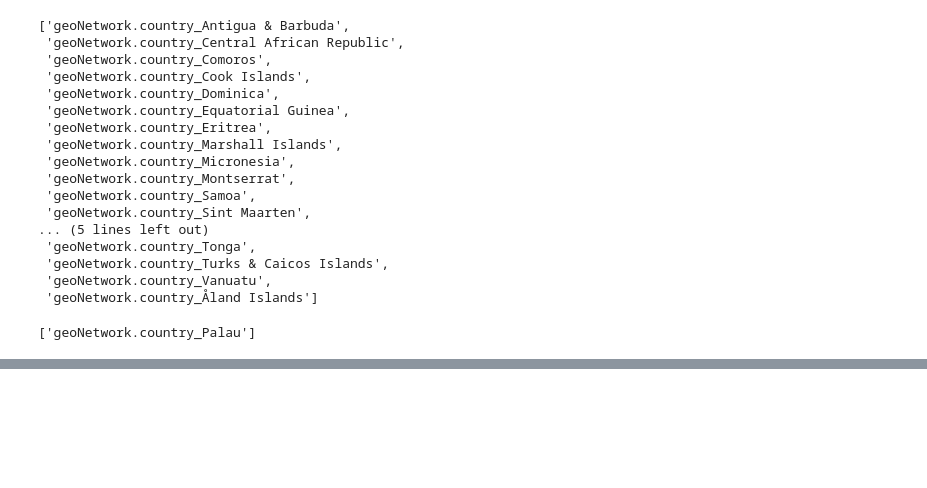
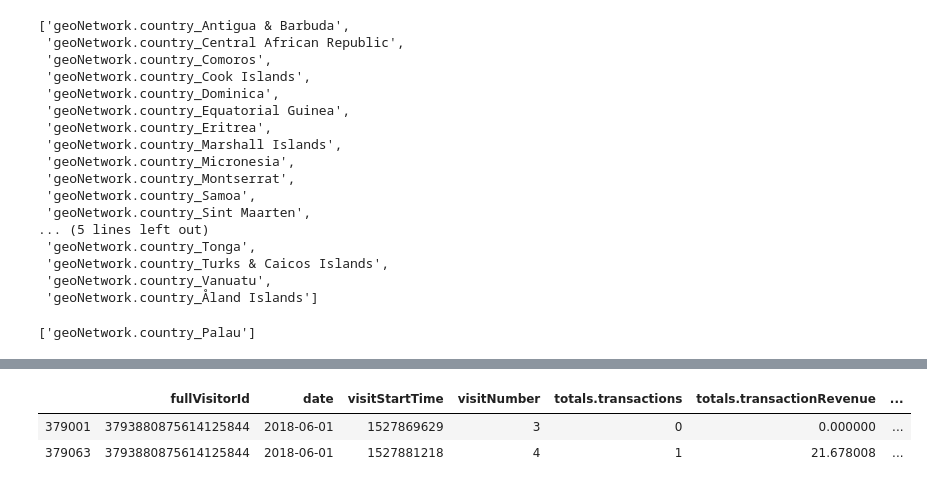
Before and after one commit to gpmurphy7/ML_Tutorials, a Jupyter notebook: GStoreRevenue/gstore_revenue_cleaning_v2.ipynb, the cells around one changed output, grey strips where cells are left out. Saved outputs shown, nothing was run; the diff lists cells and outputs as text; code cells hidden in the pictures; blank space fills up the shorter version.

```diff
--- a/GStoreRevenue/gstore_revenue_cleaning_v2.ipynb
+++ b/GStoreRevenue/gstore_revenue_cleaning_v2.ipynb
@@ -404,0 +452,7 @@ clean_prepped_test_df.drop([column for column in clean_prepped_test_df.columns i
+# %%
+clean_prepped_test_df.loc[clean_prepped_test_df['fullVisitorId'] == '3793880875614125844'][['fullVisitorId','date', 'visitStartTime','visitNumber'
+                                                                                  , 'totals.transactions', 'totals.transactionRevenue', 'totals.totalTransactionRevenue']]
+# %% [output]
+|  | fullVisitorId | date | visitStartTime | visitNumber | totals.transactions | totals.transactionRevenue | ... |
+| 379001 | 3793880875614125844 | 2018-06-01 | 1527869629 | 3 | 0 | 0.000000 | ... |
+| 379063 | 3793880875614125844 | 2018-06-01 | 1527881218 | 4 | 1 | 21.678008 | ... |
```
Also changed, not shown: parts of 18 cells of this notebook, 3 other files.
